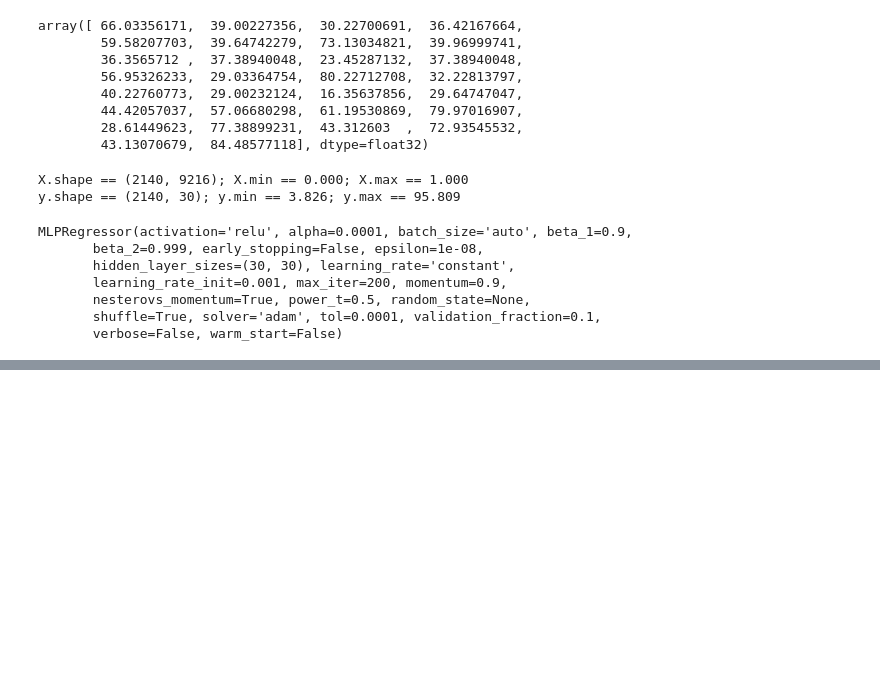
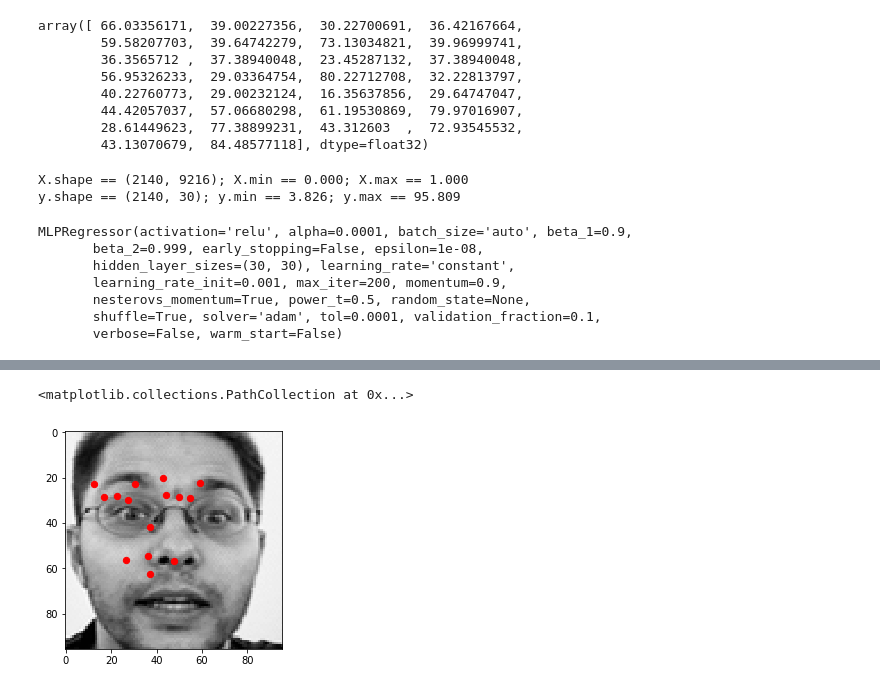
Before and after one commit to jyoon36/MScA_UChicago_Fall18_LinearAlgebra, a Jupyter notebook: Kaggle FP detect using NN.ipynb, the cells around one changed output, grey strips where cells are left out. Drawn from its saved outputs; the diff is of its cells as text; code cells hidden in the pictures; blank space fills up the shorter version.

```diff
--- a/Kaggle FP detect using NN.ipynb
+++ b/Kaggle FP detect using NN.ipynb
@@ -168,0 +321,9 @@ array([ 64.33293915,  34.97007751,  29.94927597,  33.44871521,
+# %%
+test_set = pd.read_csv('/Users/jun/Downloads/test.csv',index_col =False,header=0)
+# %%
+test_set['Image']=test_set['Image'].apply(lambda im : np.fromstring(im, sep=' '))
+# %%
+z = np.vstack(test_set['Image'].values) / 255.
+z_test = pd.DataFrame(nn.predict(z[0:2]))
+z_test.columns= train_df.columns[0:30]
+z_test
@@ -168,0 +335,13 @@ array([ 64.33293915,  34.97007751,  29.94927597,  33.44871521,
+# %%
+
+#Plotttig image with 2 points to verify
+#im = plt.imread(image_name)
+implot = plt.imshow(z[0].reshape((96,96)), cmap = 'gray')
+plt.scatter(x=z_test.iloc[0,0:30:2], y=z_test.iloc[0,1:30:2], c='r', s=40)
+
+
+
+# put a red dot, size 40, at 2 locations:
+# %% [output]
+<matplotlib.collections.PathCollection at 0x...>
+[figure, added]
```
Also changed, not shown: parts of 28 cells of this notebook.
